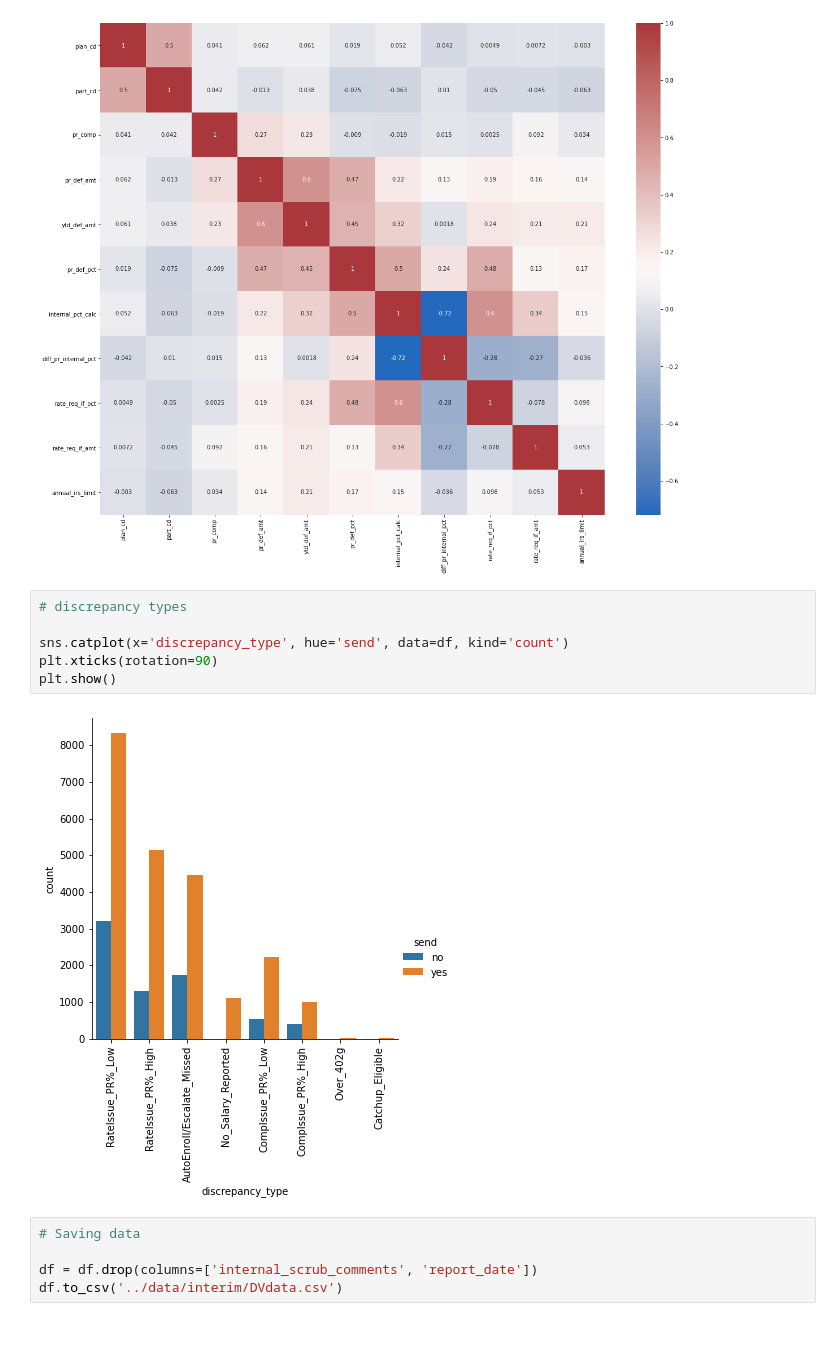
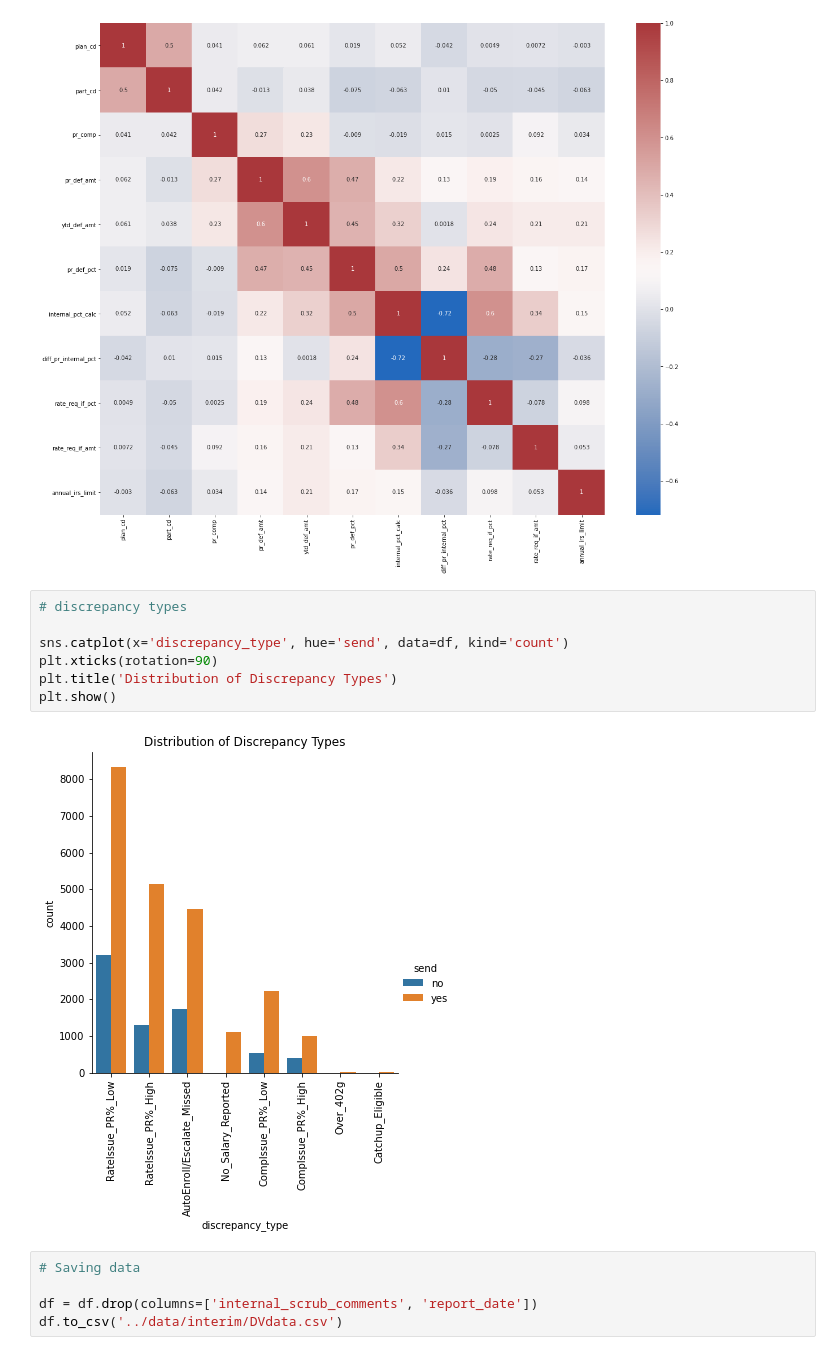
Before and after one commit to marthawkenna/CapstoneThree, a Jupyter notebook: CapstoneThree/notebooks/Capstone3_DV_ntb1_DataWrangling_EDA.ipynb, the cells around one changed output. Saved outputs shown, nothing was run; the diff lists cells and outputs as text.

```diff
--- a/CapstoneThree/notebooks/Capstone3_DV_ntb1_DataWrangling_EDA.ipynb
+++ b/CapstoneThree/notebooks/Capstone3_DV_ntb1_DataWrangling_EDA.ipynb
@@ -861,11 +861,12 @@ plt.show()
 # %%
 # discrepancy types
 
 sns.catplot(x='discrepancy_type', hue='send', data=df, kind='count')
 plt.xticks(rotation=90)
+plt.title('Distribution of Discrepancy Types')
 plt.show()
 # %% [output]
-[figure, old version]
+[figure, new version]
 # %%
 # Saving data
 
```
Also changed, not shown: parts of 2 cells of this notebook, 3 other files.
